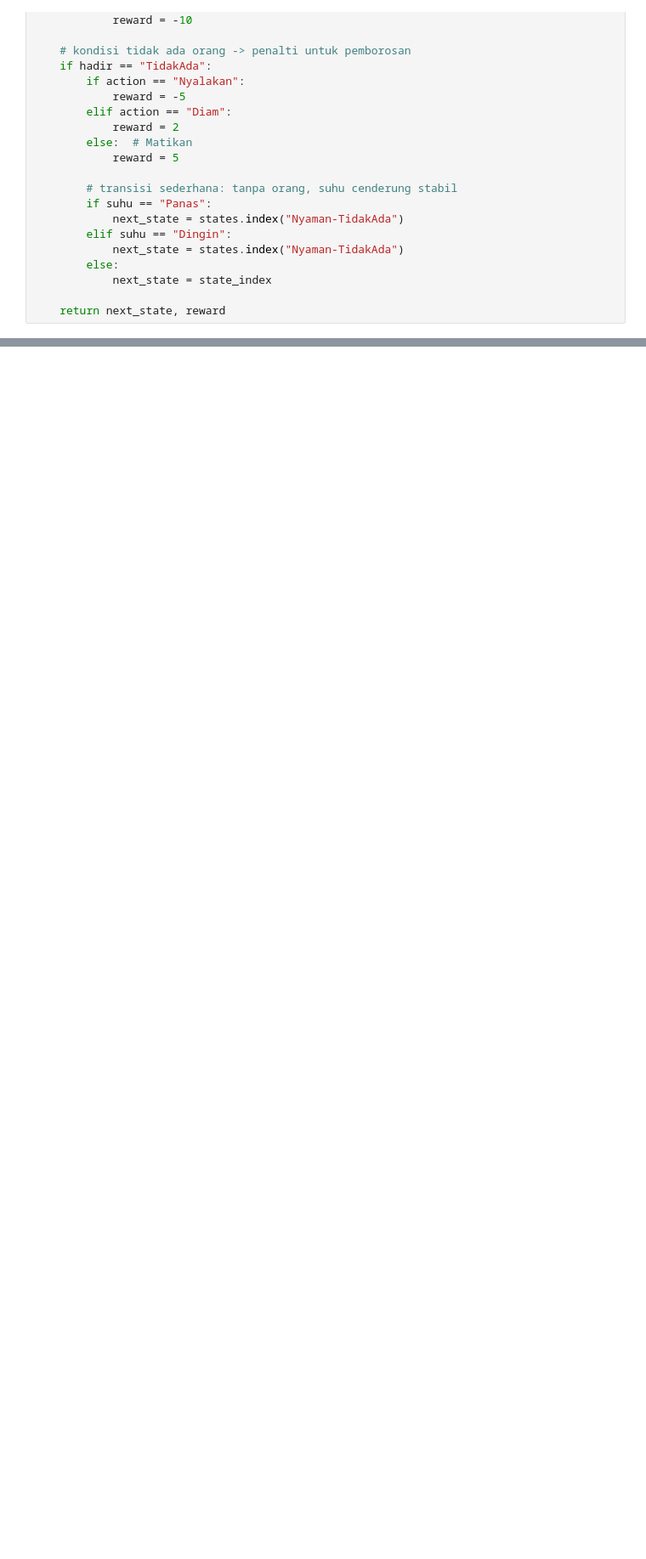
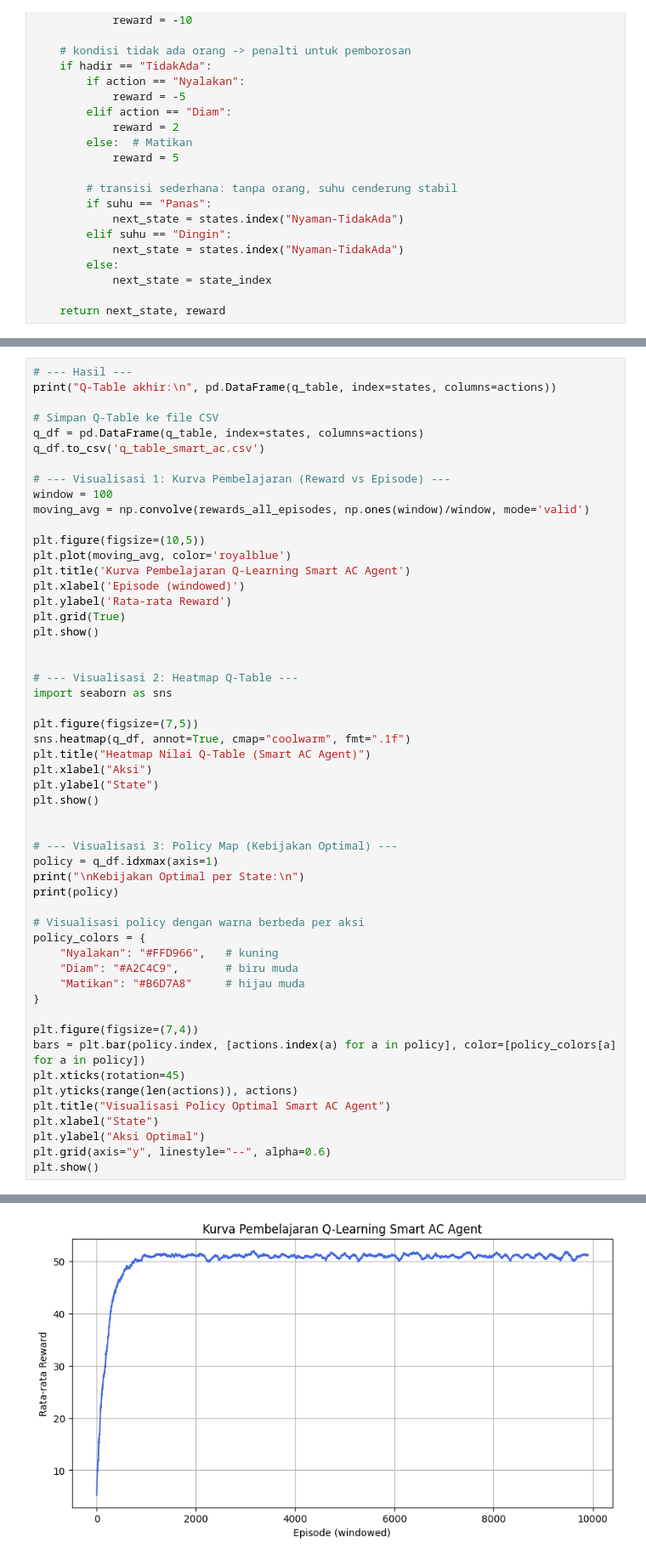
Before and after one commit to MuhamadDaffaNashrullah/MODUL-7-MACHINE-LEARNING, a Jupyter notebook: TA7.ipynb, the cells around one changed output, grey strips where cells are left out. Shown at 85% size. Saved outputs shown, nothing was run; the diff lists cells and outputs as text; blank space fills up the shorter version.

```diff
--- a/TA7.ipynb
+++ b/TA7.ipynb
@@ -121,0 +120,54 @@ NameError: name 'step' is not defined
+# %%
+# --- Hasil ---
+print("Q-Table akhir:\n", pd.DataFrame(q_table, index=states, columns=actions))
+
+# Simpan Q-Table ke file CSV
+q_df = pd.DataFrame(q_table, index=states, columns=actions)
+q_df.to_csv('q_table_smart_ac.csv')
+
+# --- Visualisasi 1: Kurva Pembelajaran (Reward vs Episode) ---
+window = 100
+moving_avg = np.convolve(rewards_all_episodes, np.ones(window)/window, mode='valid')
+
+plt.figure(figsize=(10,5))
+plt.plot(moving_avg, color='royalblue')
+plt.title('Kurva Pembelajaran Q-Learning Smart AC Agent')
+plt.xlabel('Episode (windowed)')
+plt.ylabel('Rata-rata Reward')
+plt.grid(True)
+plt.show()
+
+
+# --- Visualisasi 2: Heatmap Q-Table ---
+import seaborn as sns
+
+plt.figure(figsize=(7,5))
+sns.heatmap(q_df, annot=True, cmap="coolwarm", fmt=".1f")
+plt.title("Heatmap Nilai Q-Table (Smart AC Agent)")
+plt.xlabel("Aksi")
+plt.ylabel("State")
+plt.show()
+
+
+# --- Visualisasi 3: Policy Map (Kebijakan Optimal) ---
+policy = q_df.idxmax(axis=1)
+print("\nKebijakan Optimal per State:\n")
+print(policy)
+
+# Visualisasi policy dengan warna berbeda per aksi
+policy_colors = {
+    "Nyalakan": "#FFD966",   # kuning
+    "Diam": "#A2C4C9",       # biru muda
+    "Matikan": "#B6D7A8"     # hijau muda
+}
+
+plt.figure(figsize=(7,4))
+bars = plt.bar(policy.index, [actions.index(a) for a in policy], color=[policy_colors[a] for a in policy])
+plt.xticks(rotation=45)
+plt.yticks(range(len(actions)), actions)
+plt.title("Visualisasi Policy Optimal Smart AC Agent")
+plt.xlabel("State")
+plt.ylabel("Aksi Optimal")
+plt.grid(axis="y", linestyle="--", alpha=0.6)
+plt.show()
+# %% [output]
@@ -121,0 +182 @@ NameError: name 'step' is not defined
+[figure, added]
```
Also changed, not shown: parts of 3 cells of this notebook.
